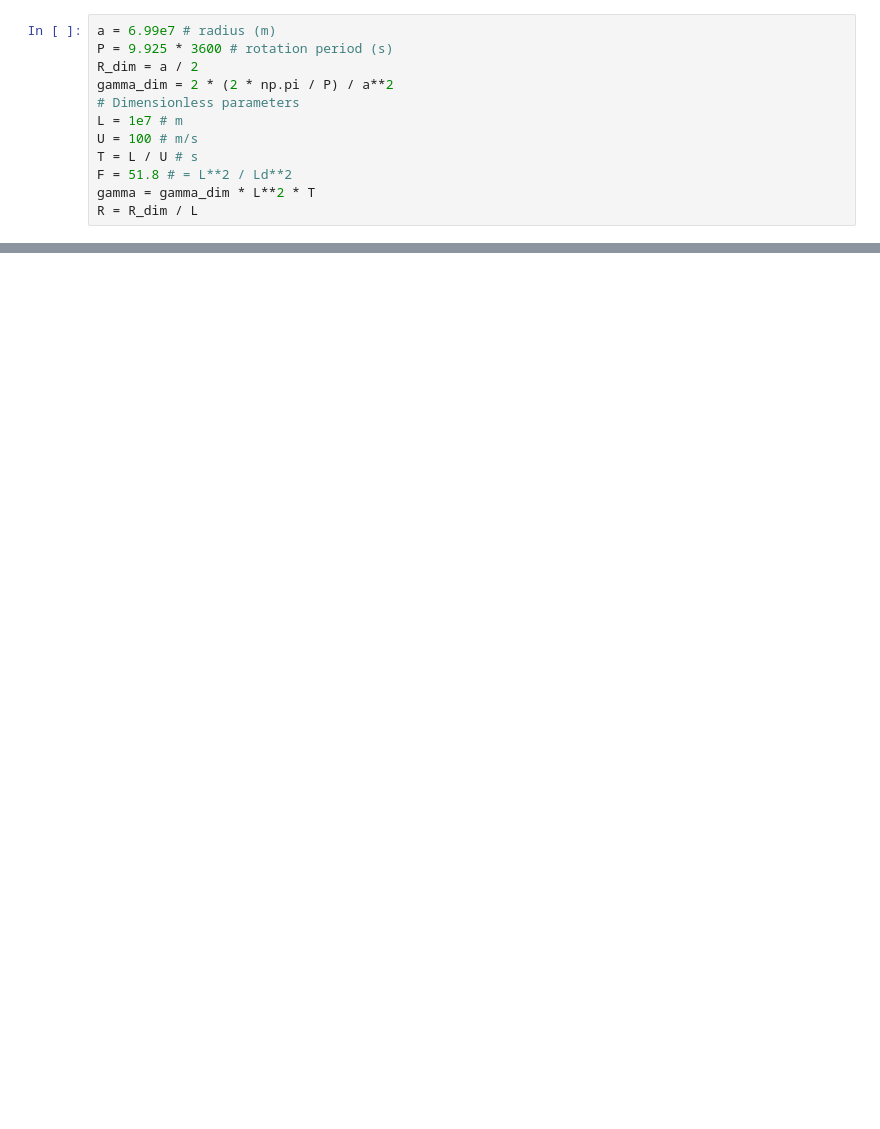
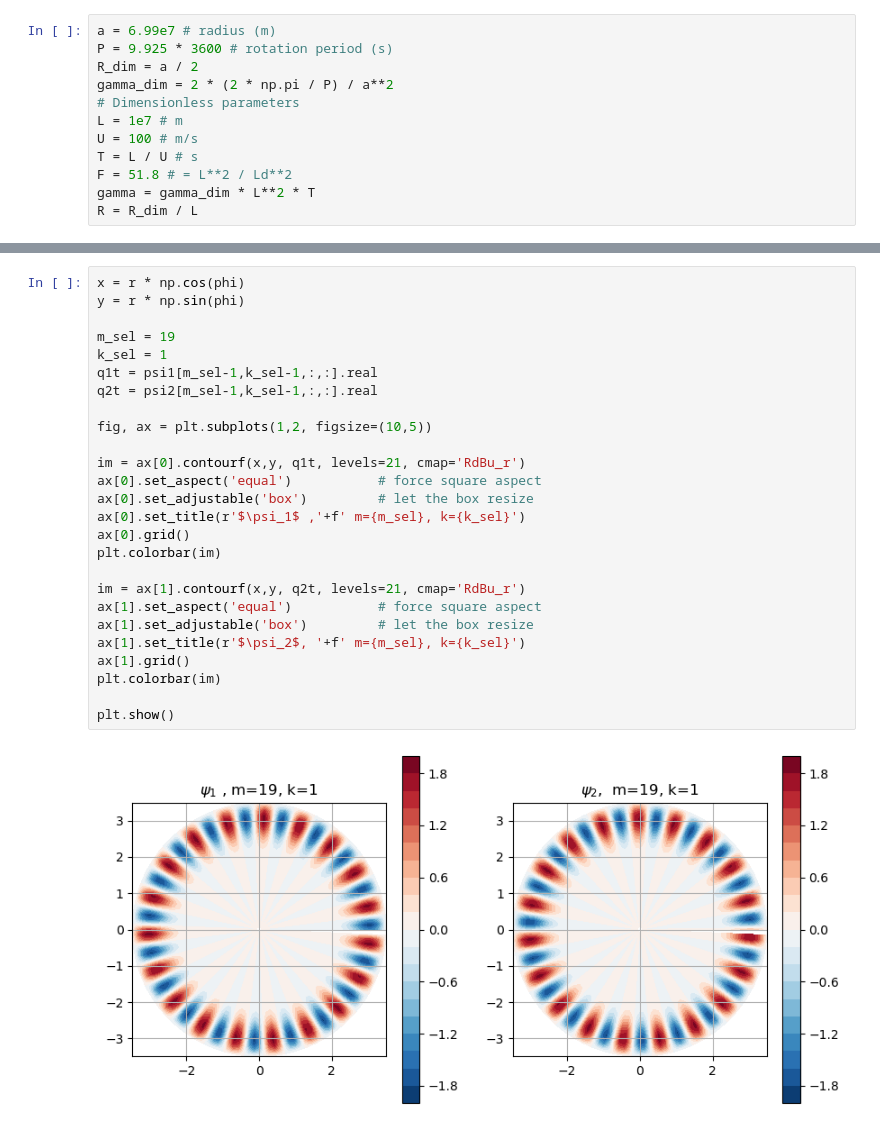
Before and after one commit to linyao1999/JupiterVortex, a Jupyter notebook: EVP_dry_2L.ipynb, the cells around one changed output, grey strips where cells are left out. Saved outputs shown, nothing was run; the diff lists cells and outputs as text; blank space fills up the shorter version.

```diff
--- a/EVP_dry_2L.ipynb
+++ b/EVP_dry_2L.ipynb
@@ -96,2 +84,30 @@ plt.tight_layout()
+# %%
+x = r * np.cos(phi)
+y = r * np.sin(phi)
+
+m_sel = 19
+k_sel = 1
+q1t = psi1[m_sel-1,k_sel-1,:,:].real
+q2t = psi2[m_sel-1,k_sel-1,:,:].real
+
+fig, ax = plt.subplots(1,2, figsize=(10,5))
+
+im = ax[0].contourf(x,y, q1t, levels=21, cmap='RdBu_r')
+ax[0].set_aspect('equal')           # force square aspect
+ax[0].set_adjustable('box')         # let the box resize
+ax[0].set_title(r'$\psi_1$ ,'+f' m={m_sel}, k={k_sel}')
+ax[0].grid()
+plt.colorbar(im)
+
+im = ax[1].contourf(x,y, q2t, levels=21, cmap='RdBu_r')
+ax[1].set_aspect('equal')           # force square aspect
+ax[1].set_adjustable('box')         # let the box resize
+ax[1].set_title(r'$\psi_2$, '+f' m={m_sel}, k={k_sel}')
+ax[1].grid()
+plt.colorbar(im)
+
+plt.show()
+# %% [output]
+[figure, added]
 # %%
 m_sel = 19
```
Also changed, not shown: parts of 8 cells of this notebook, 45 other files.
